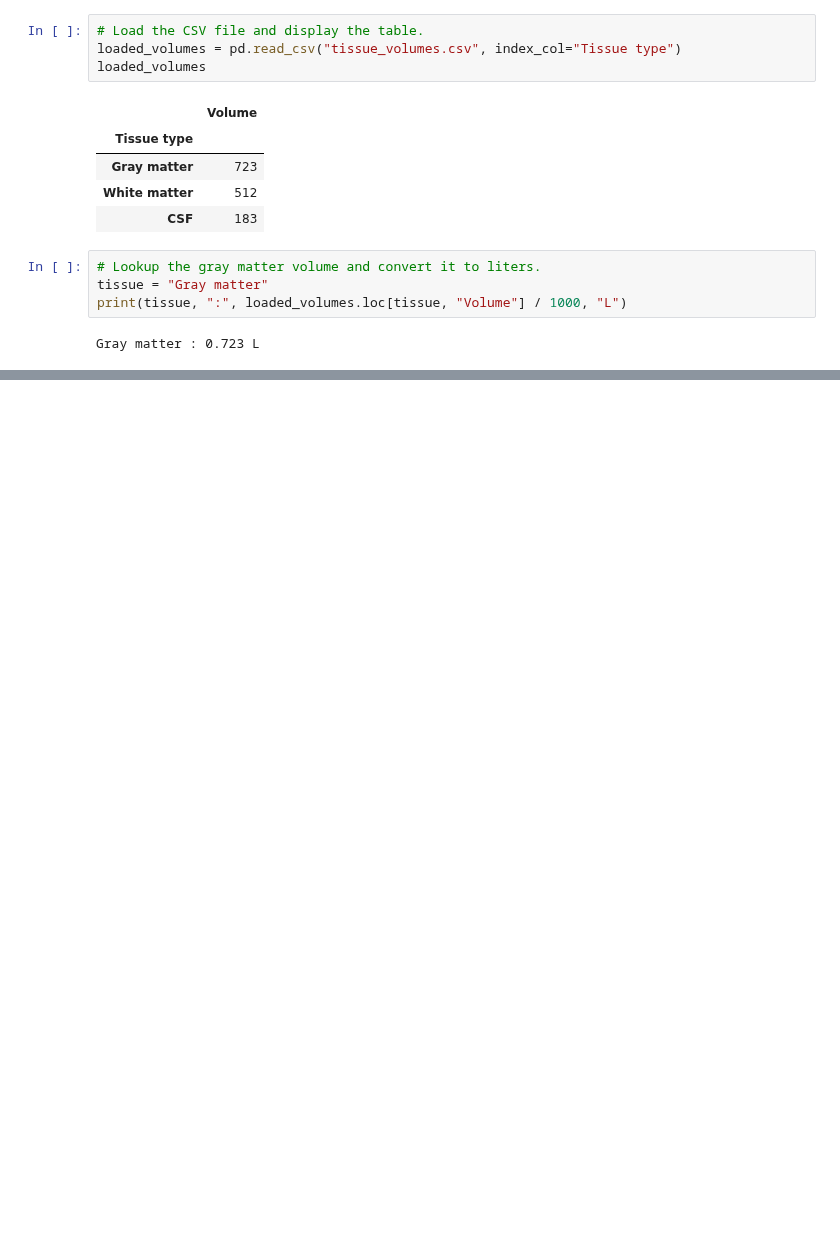
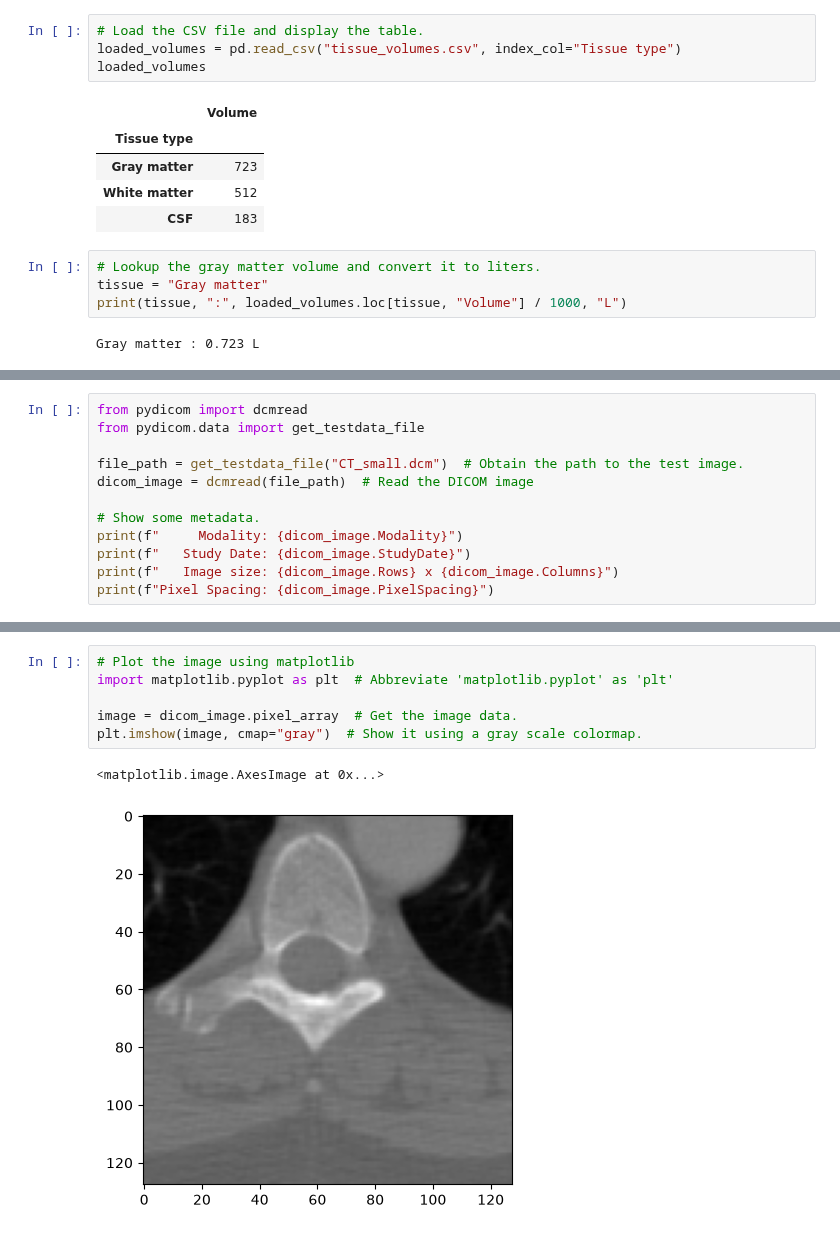
Before and after one commit to umcu-isi/programming-for-medical-imaging, a Jupyter notebook: book/scripting-data.ipynb, the cells around one changed output, grey strips where cells are left out. Saved outputs shown, nothing was run; the diff lists cells and outputs as text; blank space fills up the shorter version.

Commit message:
Added Reading and viewing DICOM images

```diff
--- a/book/scripting-data.ipynb
+++ b/book/scripting-data.ipynb
@@ -92,0 +101,12 @@ Gray matter : 0.723 L
+# %%
+from pydicom import dcmread
+from pydicom.data import get_testdata_file
+
+file_path = get_testdata_file("CT_small.dcm")  # Obtain the path to the test image.
+dicom_image = dcmread(file_path)  # Read the DICOM image
+
+# Show some metadata.
+print(f"     Modality: {dicom_image.Modality}")
+print(f"   Study Date: {dicom_image.StudyDate}")
+print(f"   Image size: {dicom_image.Rows} x {dicom_image.Columns}")
+print(f"Pixel Spacing: {dicom_image.PixelSpacing}")
@@ -92,0 +120,9 @@ Gray matter : 0.723 L
+# %%
+# Plot the image using matplotlib
+import matplotlib.pyplot as plt  # Abbreviate 'matplotlib.pyplot' as 'plt'
+
+image = dicom_image.pixel_array  # Get the image data.
+plt.imshow(image, cmap="gray")  # Show it using a gray scale colormap.
+# %% [output]
+<matplotlib.image.AxesImage at 0x...>
+[figure, added]
```
Also changed, not shown: parts of 7 cells of this notebook, 2 other files.
